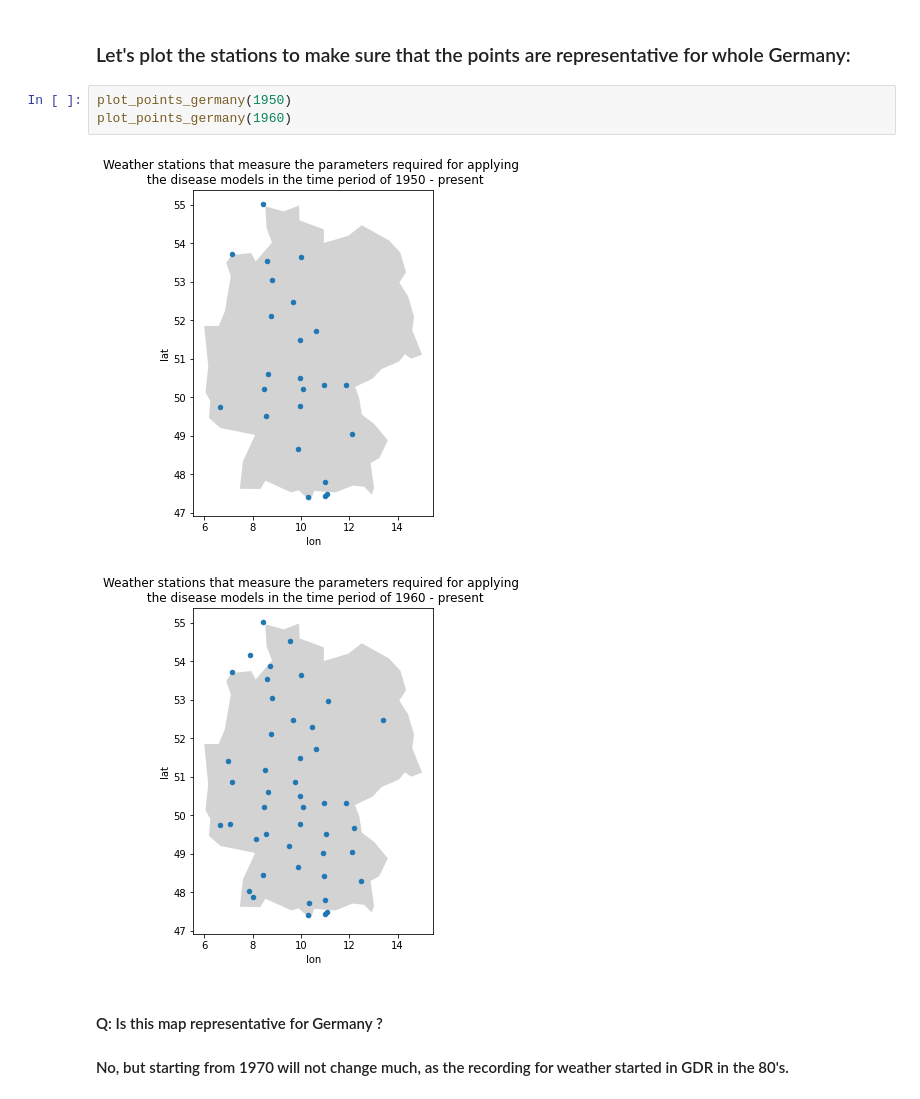
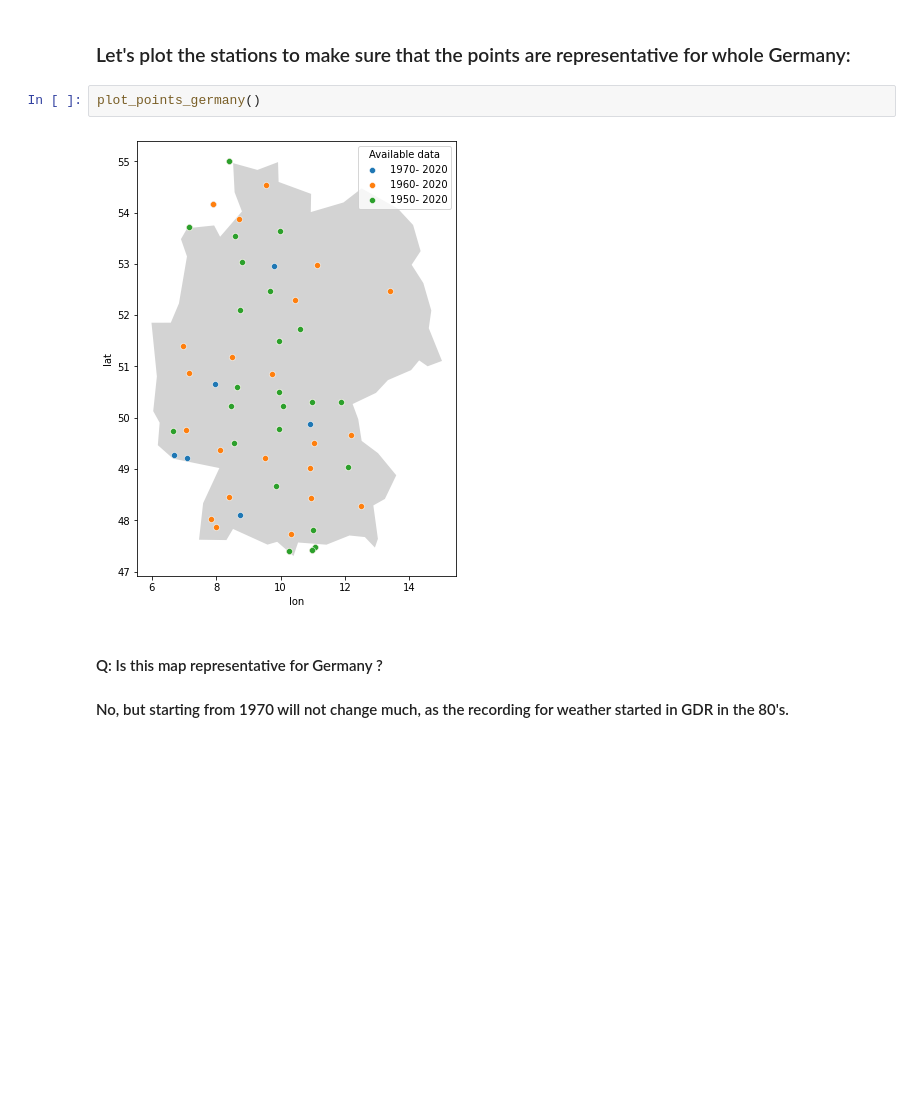
Before and after one commit to serbanradulescu/master_thesis, a Jupyter notebook: project.ipynb, the cells around one changed output. Cells and saved outputs as stored; diff of their text form; blank space fills up the shorter version.

```diff
--- a/project.ipynb
+++ b/project.ipynb
@@ -70,11 +80,9 @@ These ID's are: ['02597', '01691', '01550', '05371', '00691', '00701', '03730',
 # %% [markdown]
 ### Let's plot the stations to make sure that the points are representative for whole Germany:
-# %%
-plot_points_germany(1950)
-plot_points_germany(1960)
-# %% [output]
-[figure, removed]
-[figure, removed]
+# %%
+plot_points_germany()
+# %% [output]
+[figure, added]
 # %% [markdown]
 #### Q: Is this map representative for Germany ?
 #### No, but starting from 1970 will not change much, as the recording for weather started in GDR in the 80's.
```
Also changed, not shown: parts of 15 cells of this notebook.
